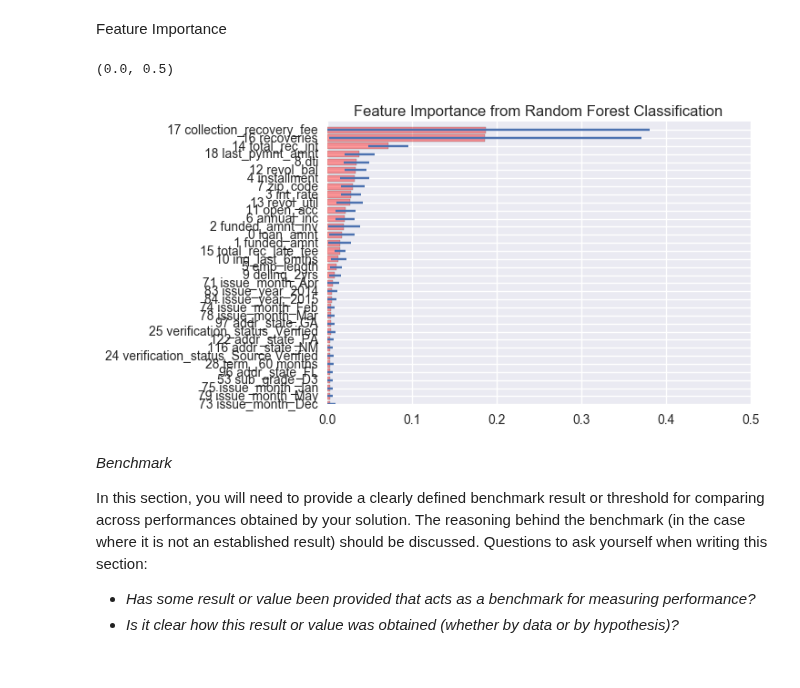
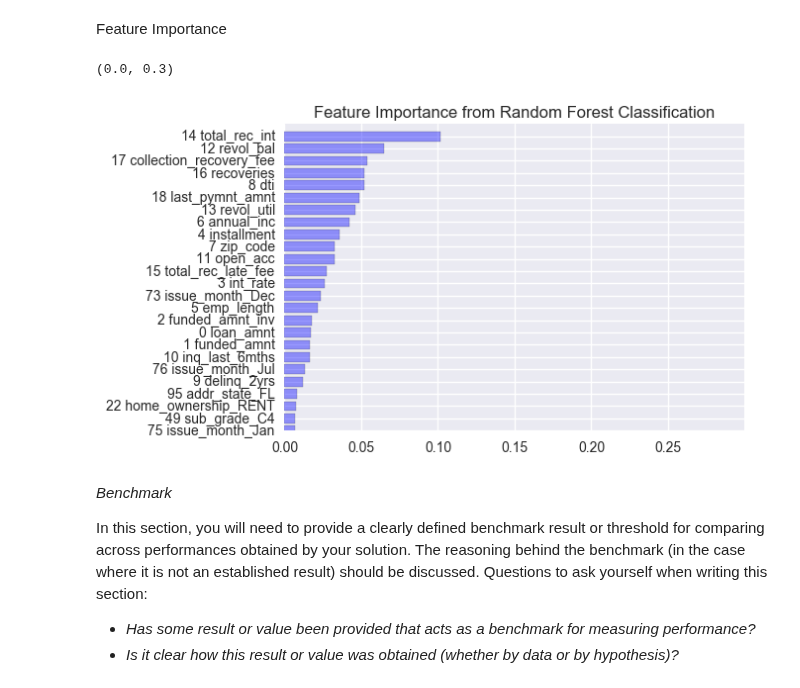
Before and after one commit to Vaultica/Projects, a Jupyter notebook: machine-learning/projects/capstone/Lending Club Capstone Project Notebook.ipynb, the cells around one changed output. Drawn from its saved outputs; the diff is of its cells as text; code cells hidden in the pictures.

```diff
--- a/machine-learning/projects/capstone/Lending Club Capstone Project Notebook.ipynb
+++ b/machine-learning/projects/capstone/Lending Club Capstone Project Notebook.ipynb
@@ -285,6 +292,7 @@ Create Binary Classifier
 # %%
 def proc_loan_status(df):
     mapping_dict = {'loan_status':{'Fully Paid':0, 'Charged Off': 1, 'Default': 1, 'Current': 0}}
+    mapping_dict = {'loan_status':{'Fully Paid':0, 'Charged Off': 1, 'Default': 1}}
     df = df.replace(mapping_dict)
     df = df[(df['loan_status'] == 1) | (df['loan_status'] == 0)]
     return df
@@ -840,26 +1010,26 @@ Feature Importance
 # %%
 from sklearn.ensemble import RandomForestClassifier,RandomForestRegressor
 
 RF = RandomForestRegressor(n_estimators=100, random_state=1).fit(features,target)
 
 feature_names = np.array([' '.join([str(b), a]) for a,b in zip(features.columns,range(len(features.columns)))])
 
 importance = np.mean([tree.feature_importances_ for tree in RF.estimators_],axis=0)
 std = np.std([tree.feature_importances_ for tree in RF.estimators_],axis=0)
 indices = np.argsort(importance)
 range_ = range(len(importance))
 plt.figure()
 plt.title("Feature Importance from Random Forest Classification")
 
-plt.barh(range_, importance[indices], color="r", xerr=std[indices], alpha=0.4, align="center")
+plt.barh(range_, importance[indices], color="b", xerr=None, alpha=0.4, align="center") # xerr=std[indices]
 
 plt.yticks(range(len(importance)), feature_names[indices])
-plt.ylim([100, len(importance)])
+plt.ylim([110, len(importance)])
 #plt.ylim([100, 135])
-plt.xlim([0.0, 0.5])
+plt.xlim([0.0, 0.3])
 # %% [output]
-(0.0, 0.5)
+(0.0, 0.3)
-[figure, old version]
+[figure, new version]
 # %% [markdown]
 *Benchmark*
 
```
Also changed, not shown: parts of 29 cells of this notebook.
